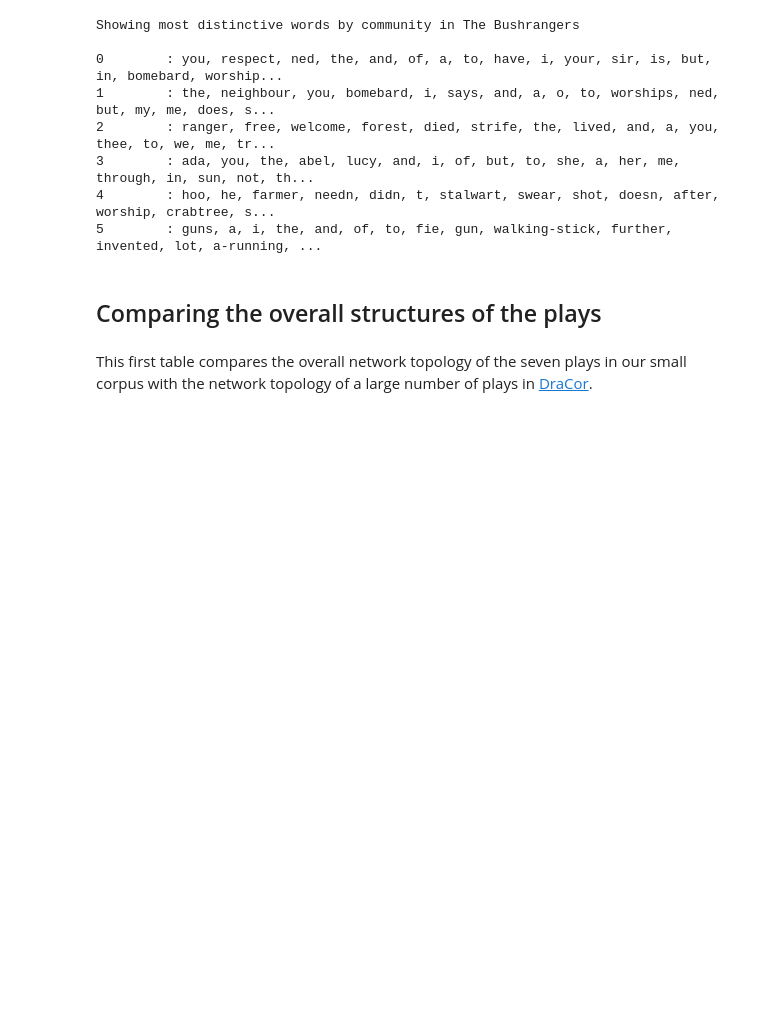
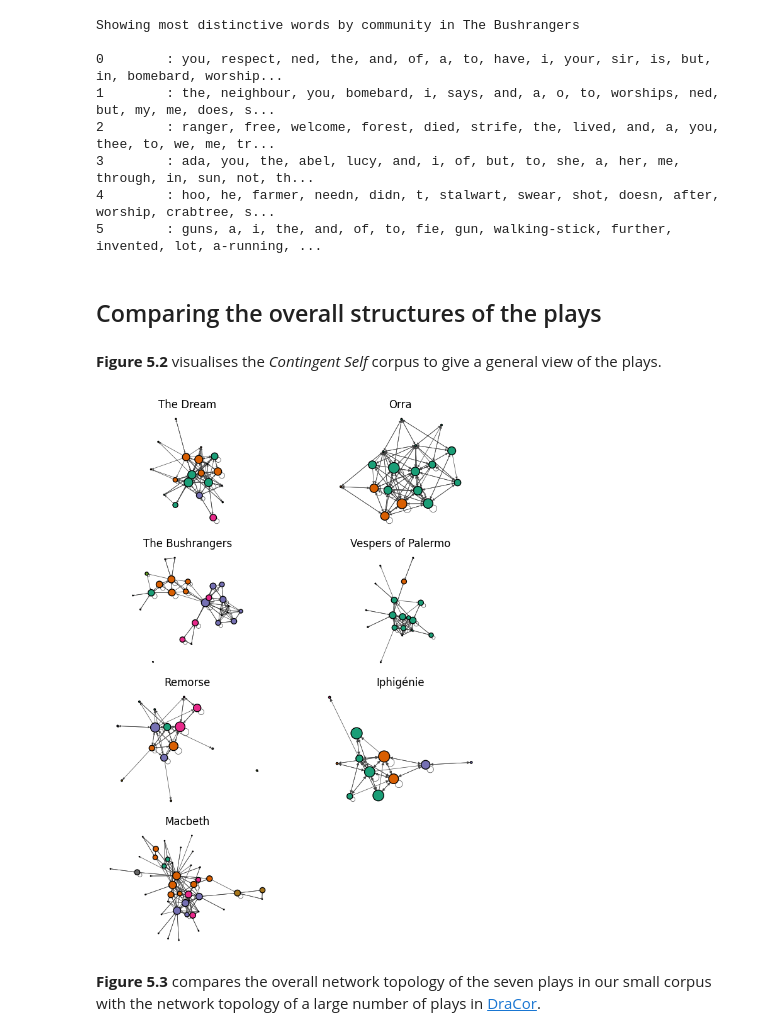
Before and after one commit to sn-code-inside/romantic-self, a Jupyter notebook: Chapter 5 - Drama.ipynb, the cells around one changed output. Cells and saved outputs as stored; diff of their text form; code cells hidden in the pictures; blank space fills up the shorter version.

Commit message:
figures 5.2 and 5.3

```diff
--- a/Chapter 5 - Drama.ipynb
+++ b/Chapter 5 - Drama.ipynb
@@ -45,8 +45,39 @@ Showing most distinctive words by community in The Bushrangers
 5        : guns, a, i, the, and, of, to, fie, gun, walking-stick, further, invented, lot, a-running, ...
 # %% [markdown]
 ## Comparing the overall structures of the plays
+# %% [markdown]
+**Figure 5.2** visualises the *Contingent Self* corpus to give a general view of the plays.
+# %%
+def get_comm_col(graph, colormap):
+    return [colormap(num) for num in graph.vs["community"]]
+
+def get_scaled_betweeness(graph, constant=1.0, scalar=5.0):
+    return [log(val + constant, 10) * scalar for val in graph.betweenness(weights="weight")]
+
+def plot_project_corpus(corpus: GraphCorpus, colormap) -> Tuple[Figure, list[list[Axes]]]:
+    ncols = 2
+    nrows = ceil(len(corpus) / ncols)
+    fig, ax = plt.subplots(nrows=nrows, ncols=ncols)
+    fig.set_size_inches(8, 11)
+    all_axes = itertools.chain.from_iterable(ax)
+    for graph, axes in zip(corpus.values(), all_axes):
+        axes.set_title(graph["title"])
+        ig.plot(graph,
+                vertex_size=get_scaled_betweeness(graph, constant=2, scalar=0.2),
+                vertex_color=get_comm_col(graph, colormap),
+                edge_width=0.5,
+                autocurve=False,
+                target=axes)
+    # suppress unused axes
+    ax[-1, -1].axis("off")
+    return fig, ax
+
+figure, axes = plot_project_corpus(corpus, mpl.cm.Dark2)
+figure.savefig("figures/figure_5_2.png", bbox_inches="tight")
+# %% [output]
+[figure, added]
 # %% [markdown]
-This first table compares the overall network topology of the seven plays in our small corpus with the network topology of a large number of plays in [DraCor](https://dracor.org).
+**Figure 5.3** compares the overall network topology of the seven plays in our small corpus with the network topology of a large number of plays in [DraCor](https://dracor.org).
 # %%
 dracor_df = pd.DataFrame.from_records([
     {
```
Also changed, not shown: parts of 8 cells of this notebook, 2 other files.
